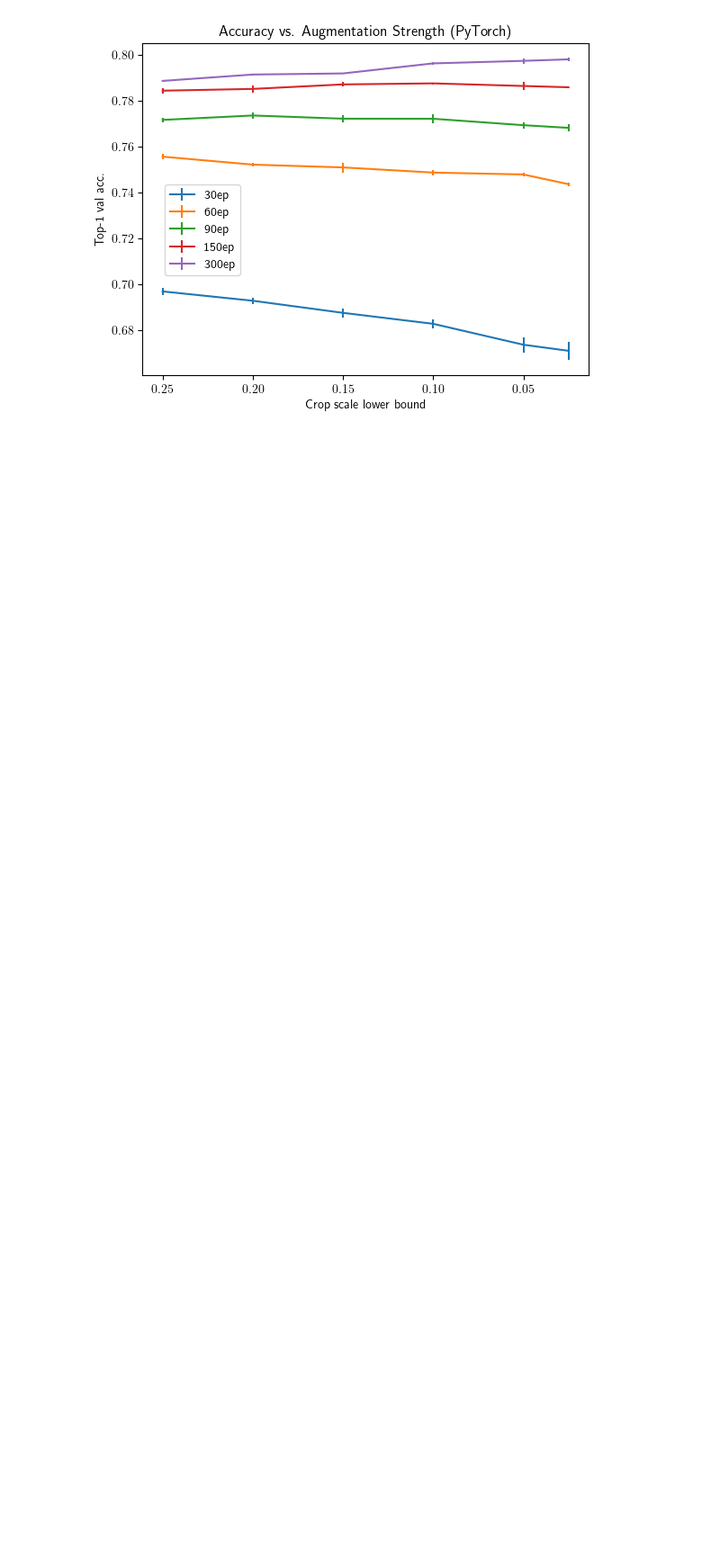
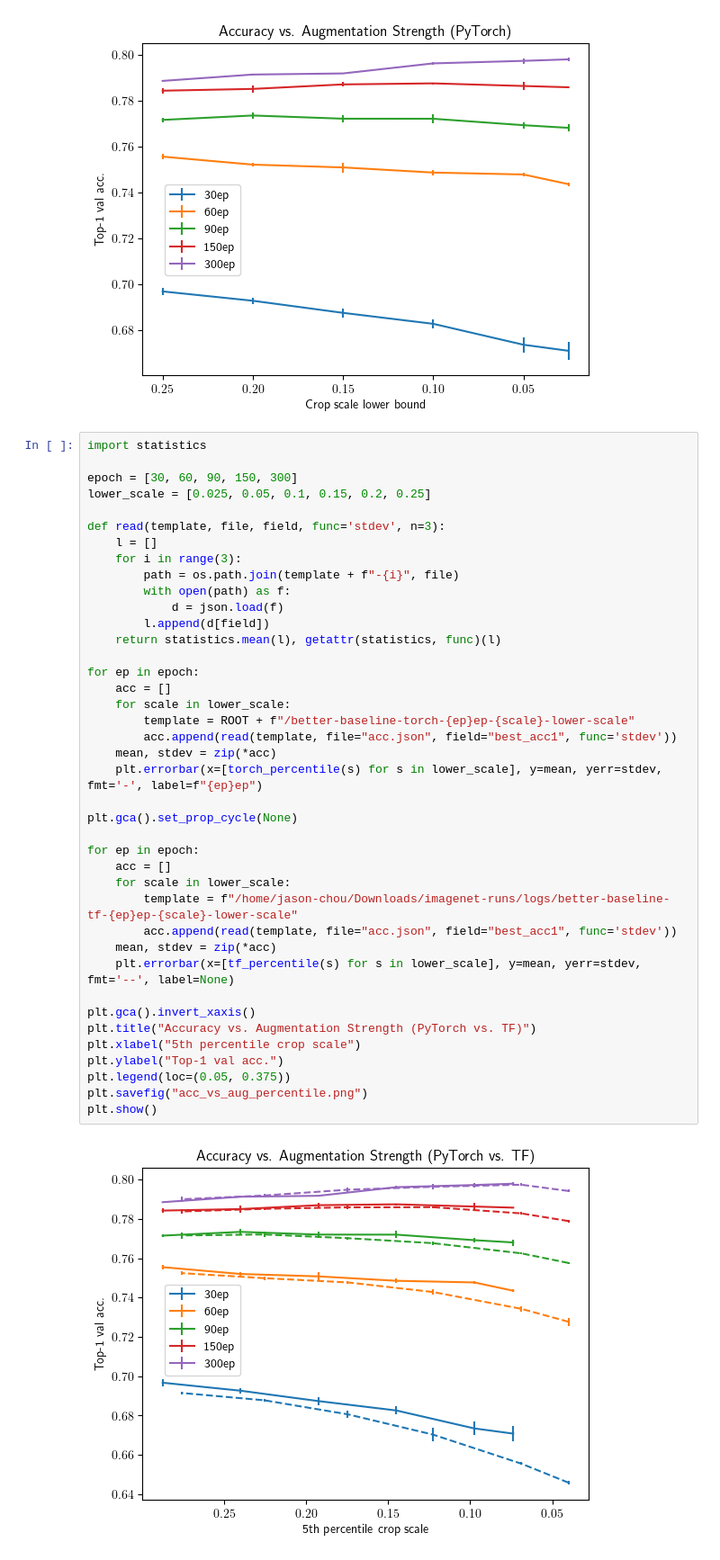
Before and after one commit to EIFY/mup-vit, a Jupyter notebook: notebooks/sweep_eval.ipynb, the cells around one changed output. Shown at 90% size. Drawn from its saved outputs; the diff is of its cells as text; blank space fills up the shorter version.

Commit message:
5th percentile crop scale as unified augmentation strength measure

```diff
--- a/notebooks/sweep_eval.ipynb
+++ b/notebooks/sweep_eval.ipynb
@@ -1179,3 +1289,45 @@ plt.savefig("acc_vs_aug_torch.png")
 plt.show()
 # %% [output]
 [figure]
+# %%
+import statistics
+
+epoch = [30, 60, 90, 150, 300]
+lower_scale = [0.025, 0.05, 0.1, 0.15, 0.2, 0.25]
+
+def read(template, file, field, func='stdev', n=3):
+    l = []
+    for i in range(3):
+        path = os.path.join(template + f"-{i}", file)
+        with open(path) as f:
+            d = json.load(f)
+        l.append(d[field])
+    return statistics.mean(l), getattr(statistics, func)(l)
+
+for ep in epoch:
+    acc = []
+    for scale in lower_scale:
+        template = ROOT + f"/better-baseline-torch-{ep}ep-{scale}-lower-scale"
+        acc.append(read(template, file="acc.json", field="best_acc1", func='stdev'))
+    mean, stdev = zip(*acc)
+    plt.errorbar(x=[torch_percentile(s) for s in lower_scale], y=mean, yerr=stdev, fmt='-', label=f"{ep}ep")
+
+plt.gca().set_prop_cycle(None)
+
+for ep in epoch:
+    acc = []
+    for scale in lower_scale:
+        template = f"/home/jason-chou/Downloads/imagenet-runs/logs/better-baseline-tf-{ep}ep-{scale}-lower-scale"
+        acc.append(read(template, file="acc.json", field="best_acc1", func='stdev'))
+    mean, stdev = zip(*acc)
+    plt.errorbar(x=[tf_percentile(s) for s in lower_scale], y=mean, yerr=stdev, fmt='--', label=None)
+
+plt.gca().invert_xaxis()
+plt.title("Accuracy vs. Augmentation Strength (PyTorch vs. TF)")
+plt.xlabel("5th percentile crop scale")
+plt.ylabel("Top-1 val acc.")
+plt.legend(loc=(0.05, 0.375))
+plt.savefig("acc_vs_aug_percentile.png")
+plt.show()
+# %% [output]
+[figure, added]
```
Also changed, not shown: parts of 2 cells of this notebook.
